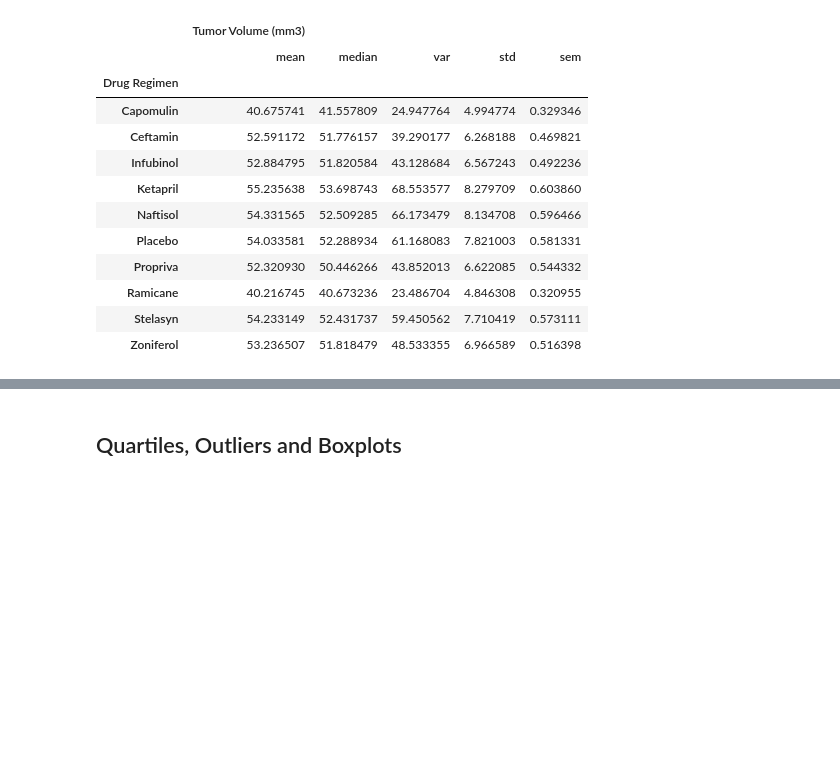
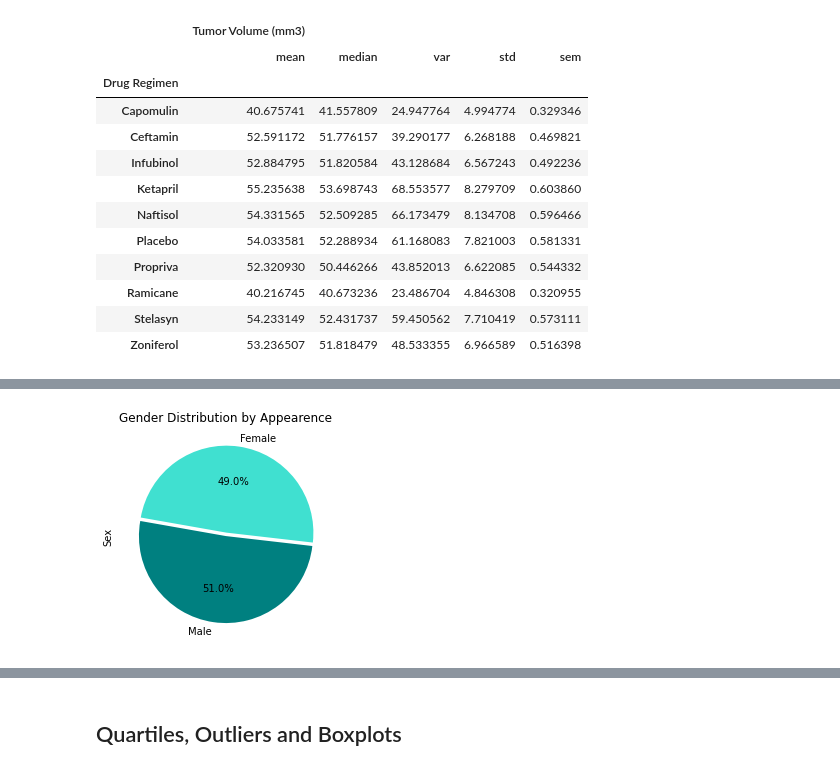
Before and after one commit to presitkaur/The-Power-of-Plots, a Jupyter notebook: Pymaceuticals.ipynb, the cells around one changed output, grey strips where cells are left out. Cells and saved outputs as stored; diff of their text form; code cells hidden in the pictures; blank space fills up the shorter version.

```diff
--- a/Pymaceuticals.ipynb
+++ b/Pymaceuticals.ipynb
@@ -163,0 +195,10 @@ summary_stats_df2
+# %%
+#PART 3
+
+#Gather the data required
+gender_df = cleaned_mice_df["Sex"].value_counts()
+
+#Pandas uses ".plot()" to create plots from a dataframe
+pandas_plot2 = gender_df.plot(kind="pie",startangle=170, explode=(0,0.04), colors=("teal","turquoise"),autopct='%1.1f%%', title='Gender Distribution by Appearence')
+# %% [output]
+[figure, added]
```
Also changed, not shown: parts of 9 cells of this notebook.
